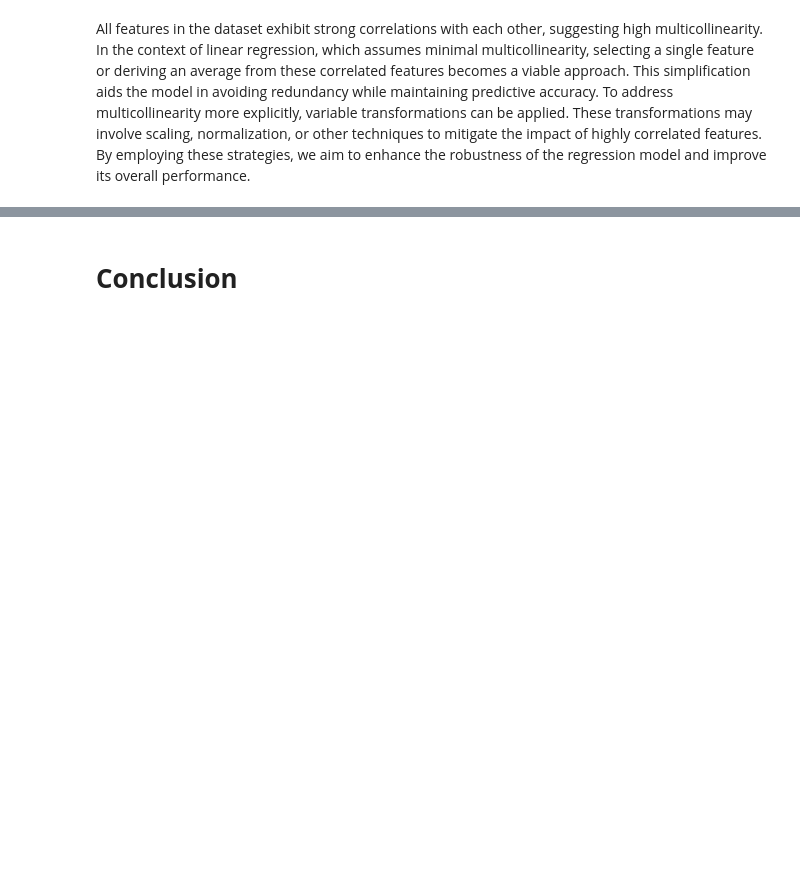
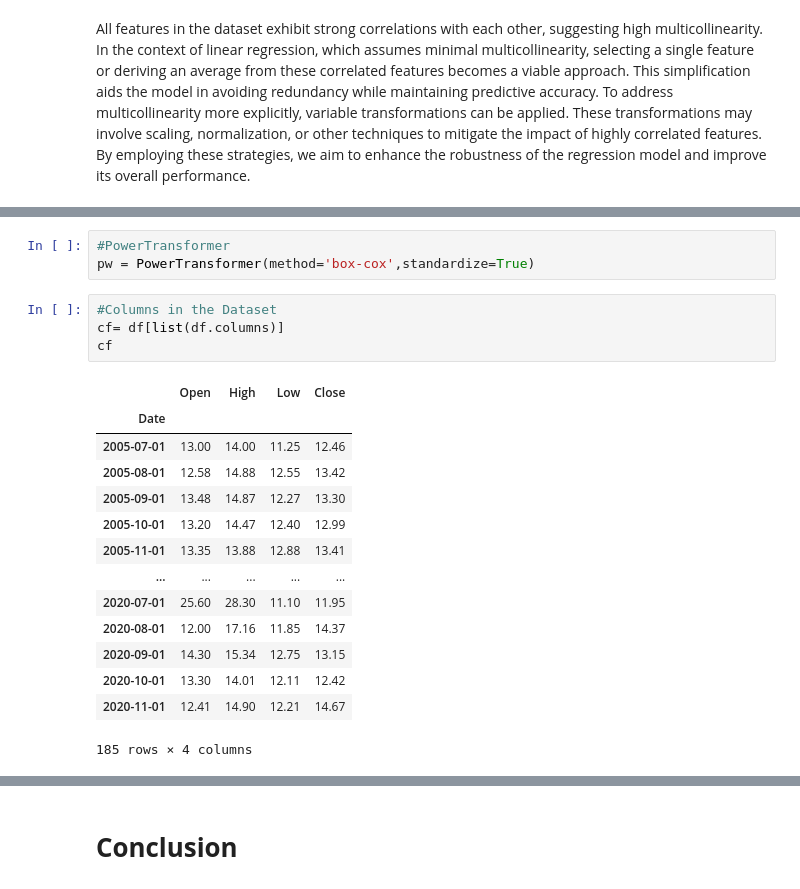
Before and after one commit to Umesh2851997/Yes-bank-stock-closing-price-prediction, a Jupyter notebook: Yes_Bank_Closing_Stock_Price_Prediction.ipynb, the cells around one changed output, grey strips where cells are left out. Drawn from its saved outputs; the diff is of its cells as text; blank space fills up the shorter version.

```diff
--- a/Yes_Bank_Closing_Stock_Price_Prediction.ipynb
+++ b/Yes_Bank_Closing_Stock_Price_Prediction.ipynb
@@ -290,0 +297,22 @@ All features in the dataset exhibit strong correlations with each other, suggest
+# %%
+#PowerTransformer
+pw = PowerTransformer(method='box-cox',standardize=True)
+# %%
+#Columns in the Dataset
+cf= df[list(df.columns)]
+cf
+# %% [output]
+|  | Open | High | Low | Close |
+| Date |  |  |  |  |
+| 2005-07-01 | 13.00 | 14.00 | 11.25 | 12.46 |
+| 2005-08-01 | 12.58 | 14.88 | 12.55 | 13.42 |
+| 2005-09-01 | 13.48 | 14.87 | 12.27 | 13.30 |
+| 2005-10-01 | 13.20 | 14.47 | 12.40 | 12.99 |
+| 2005-11-01 | 13.35 | 13.88 | 12.88 | 13.41 |
+| ... | ... | ... | ... | ... |
+| 2020-07-01 | 25.60 | 28.30 | 11.10 | 11.95 |
+| 2020-08-01 | 12.00 | 17.16 | 11.85 | 14.37 |
+| 2020-09-01 | 14.30 | 15.34 | 12.75 | 13.15 |
+| 2020-10-01 | 13.30 | 14.01 | 12.11 | 12.42 |
+| 2020-11-01 | 12.41 | 14.90 | 12.21 | 14.67 |
+185 rows × 4 columns
```
Also changed, not shown: parts of 18 cells of this notebook.
